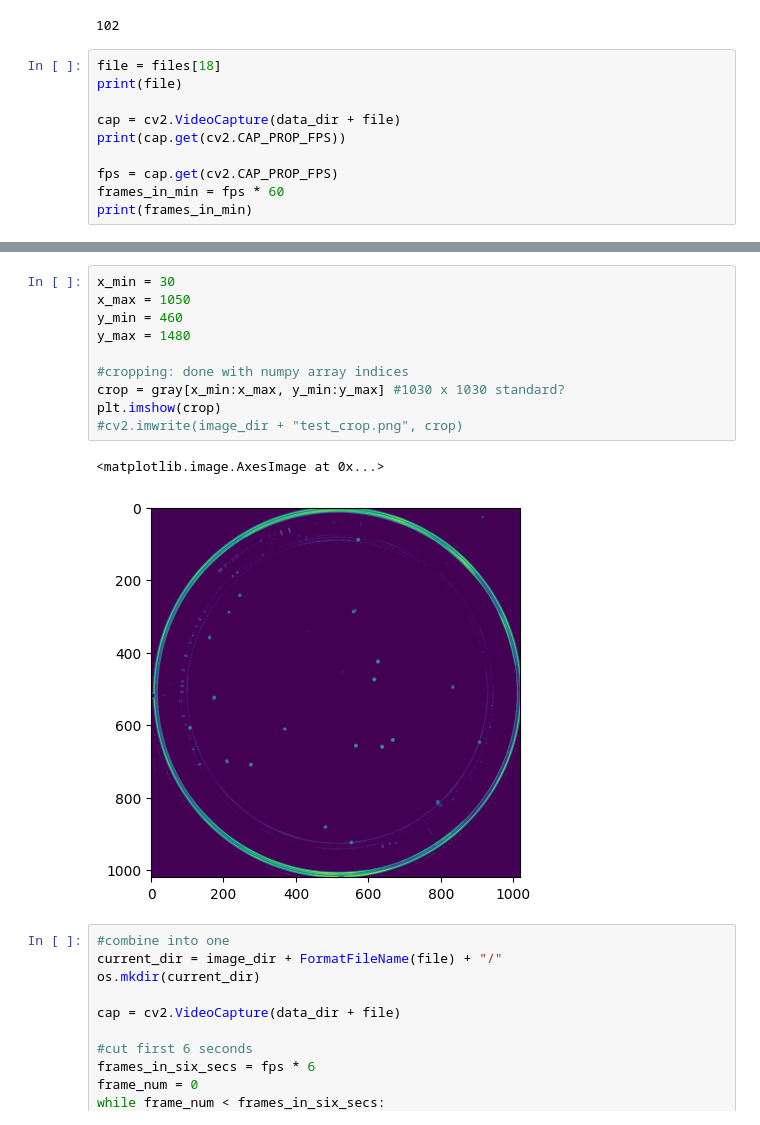
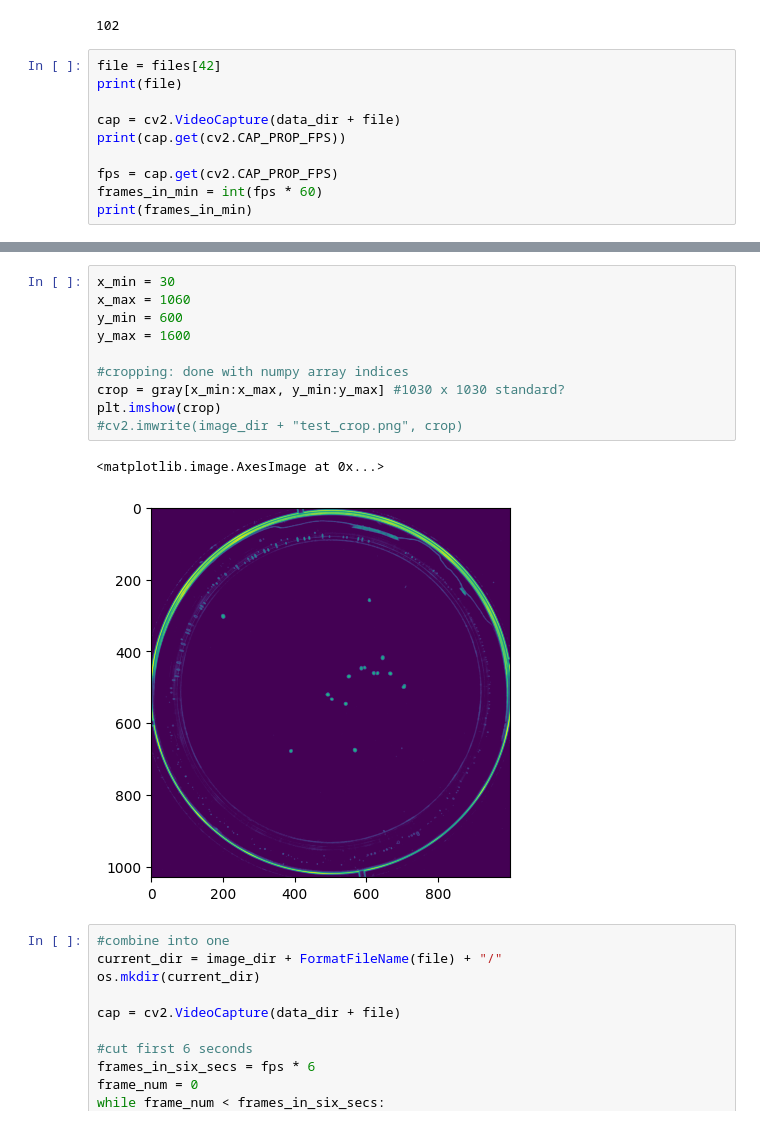
Before and after one commit to jonazhu/nematostellatracking, a Jupyter notebook: video_analysis/initial_processing.ipynb, the cells around one changed output, grey strips where cells are left out. Cells and saved outputs as stored; diff of their text form.

```diff
--- a/video_analysis/initial_processing.ipynb
+++ b/video_analysis/initial_processing.ipynb
@@ -55,13 +55,13 @@ len(files)
 # %% [output]
 102
 # %%
-file = files[18]
+file = files[42]
 print(file)
 
 cap = cv2.VideoCapture(data_dir + file)
 print(cap.get(cv2.CAP_PROP_FPS))
 
 fps = cap.get(cv2.CAP_PROP_FPS)
-frames_in_min = fps * 60
+frames_in_min = int(fps * 60)
 print(frames_in_min)
 # %% [output]
@@ -108,16 +124,16 @@ Cropping levels for reference:
 # %%
 x_min = 30
-x_max = 1050
-y_min = 460
-y_max = 1480
+x_max = 1060
+y_min = 600
+y_max = 1600
 
 #cropping: done with numpy array indices
 crop = gray[x_min:x_max, y_min:y_max] #1030 x 1030 standard?
 plt.imshow(crop)
 #cv2.imwrite(image_dir + "test_crop.png", crop)
 # %% [output]
 <matplotlib.image.AxesImage at 0x...>
-[figure, old version]
+[figure, new version]
 # %%
 #combine into one
 current_dir = image_dir + FormatFileName(file) + "/"
```
Also changed, not shown: parts of 3 cells of this notebook, 1 other file.
